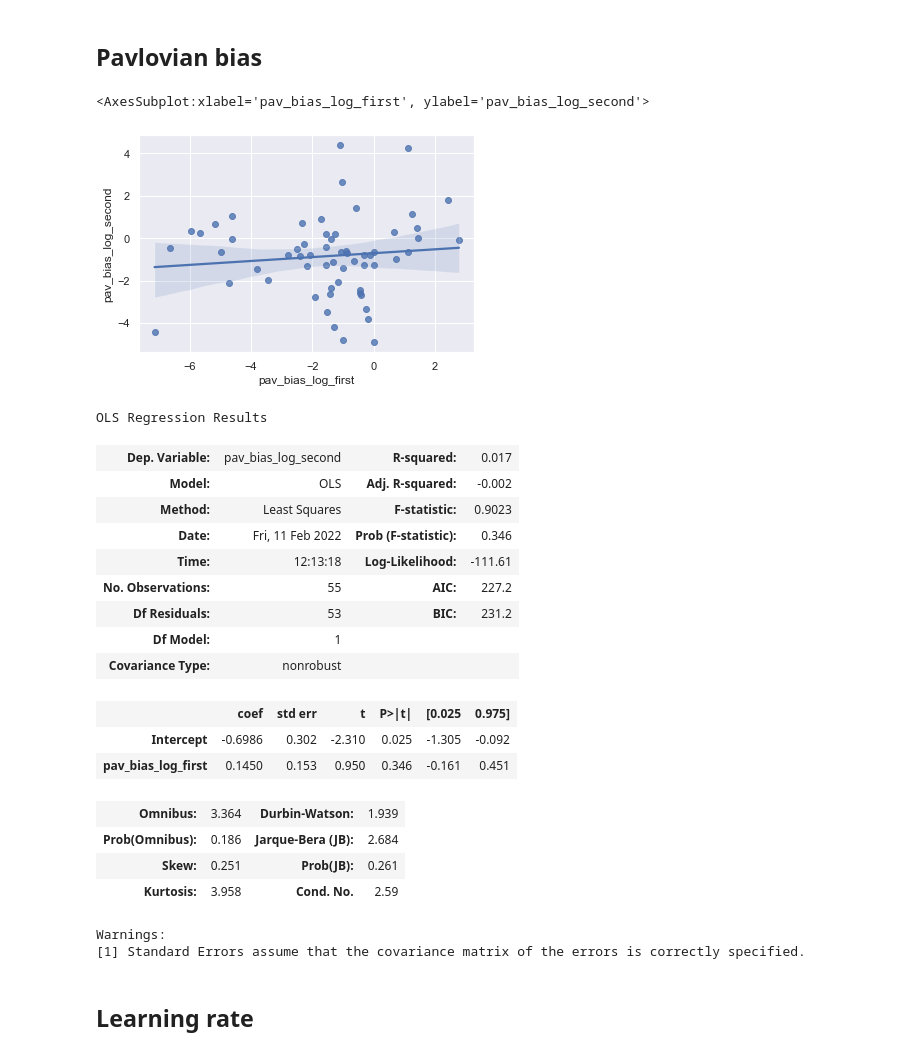
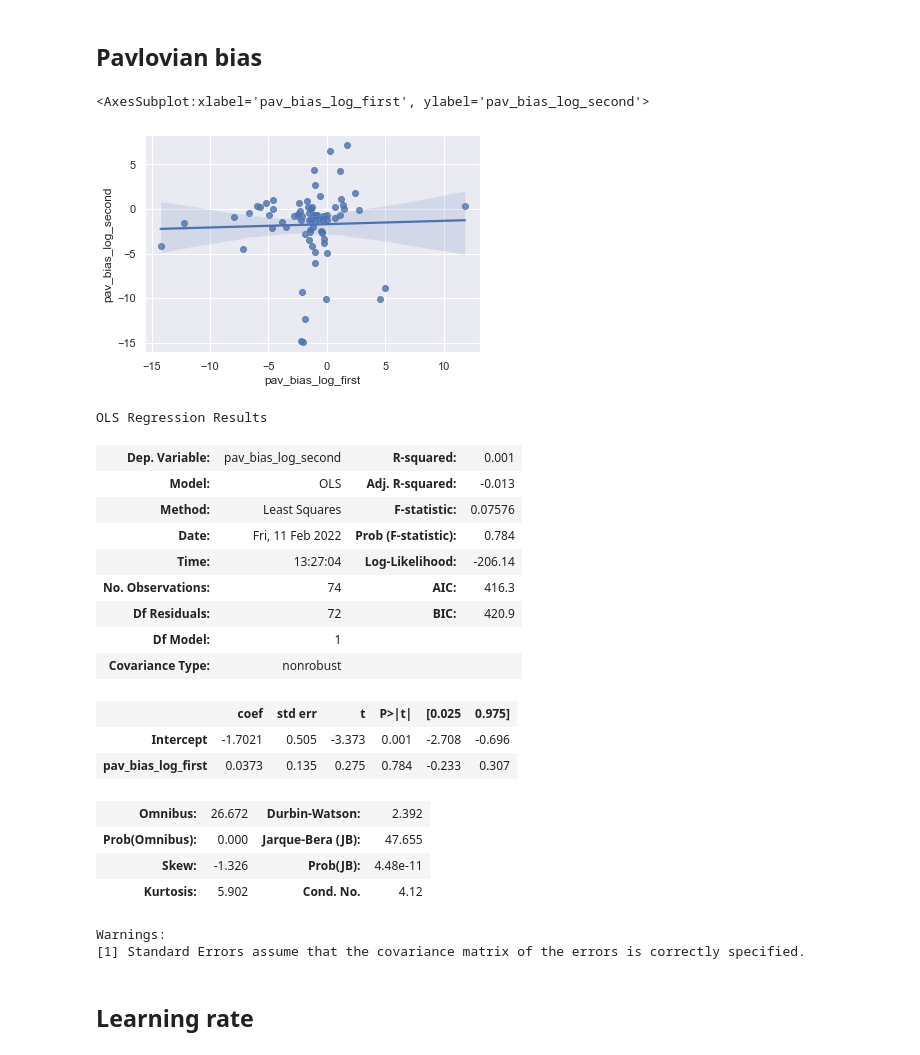
Before and after one commit to Sepsad/Interindividual-differences-in-Learning-to-Act-or-Avoid, a Jupyter notebook: hypothesis_testing.ipynb, the cells around one changed output. Drawn from its saved outputs; the diff is of its cells as text; code cells hidden in the pictures.

```diff
--- a/hypothesis_testing.ipynb
+++ b/hypothesis_testing.ipynb
@@ -244,31 +245,32 @@ first_second_model = pd.merge(second_model.rename(columns = { 'alpha':'alpha_fir
 # %% [markdown]
 ## Pavlovian bias
 # %%
+filter =15
 sns.regplot(x = 'pav_bias_log_first', y = 'pav_bias_log_second',
-data = first_second_model[(first_second_model.pav_bias_log_first < 7.5) & (first_second_model.pav_bias_log_first > -7.5) & (first_second_model.pav_bias_log_second < 5) & (first_second_model.pav_bias_log_second > -5)])
+data = first_second_model[(first_second_model.pav_bias_log_first < filter) & (first_second_model.pav_bias_log_first > -filter) & (first_second_model.pav_bias_log_second < filter) & (first_second_model.pav_bias_log_second > -filter)])
 # %% [output]
 <AxesSubplot:xlabel='pav_bias_log_first', ylabel='pav_bias_log_second'>
-[figure, old version]
+[figure, new version]
 # %%
-smf.ols(formula = 'pav_bias_log_second ~ pav_bias_log_first', data = first_second_model[(first_second_model.pav_bias_log_first < 5) & (first_second_model.pav_bias_log_first > -5) & (first_second_model.pav_bias_log_second < 5) & (first_second_model.pav_bias_log_second > -5)]).fit().summary()
+smf.ols(formula = 'pav_bias_log_second ~ pav_bias_log_first', data = first_second_model[(first_second_model.pav_bias_log_first < filter) & (first_second_model.pav_bias_log_first > -filter) & (first_second_model.pav_bias_log_second < filter) & (first_second_model.pav_bias_log_second > -filter)]).fit().summary()
 # %% [output]
 OLS Regression Results
-| Dep. Variable: | pav_bias_log_second | R-squared: | 0.017 |
-| Model: | OLS | Adj. R-squared: | -0.002 |
-| Method: | Least Squares | F-statistic: | 0.9023 |
-| Date: | Fri, 11 Feb 2022 | Prob (F-statistic): | 0.346 |
-| Time: | 12:13:18 | Log-Likelihood: | -111.61 |
-| No. Observations: | 55 | AIC: | 227.2 |
-| Df Residuals: | 53 | BIC: | 231.2 |
+| Dep. Variable: | pav_bias_log_second | R-squared: | 0.001 |
+| Model: | OLS | Adj. R-squared: | -0.013 |
+| Method: | Least Squares | F-statistic: | 0.07576 |
+| Date: | Fri, 11 Feb 2022 | Prob (F-statistic): | 0.784 |
+| Time: | 13:27:04 | Log-Likelihood: | -206.14 |
+| No. Observations: | 74 | AIC: | 416.3 |
+| Df Residuals: | 72 | BIC: | 420.9 |
 | Df Model: | 1 |  |  |
 | Covariance Type: | nonrobust |  |  |
 |  | coef | std err | t | P>|t| | [0.025 | 0.975] |
-| Intercept | -0.6986 | 0.302 | -2.310 | 0.025 | -1.305 | -0.092 |
-| pav_bias_log_first | 0.1450 | 0.153 | 0.950 | 0.346 | -0.161 | 0.451 |
+| Intercept | -1.7021 | 0.505 | -3.373 | 0.001 | -2.708 | -0.696 |
+| pav_bias_log_first | 0.0373 | 0.135 | 0.275 | 0.784 | -0.233 | 0.307 |
-| Omnibus: | 3.364 | Durbin-Watson: | 1.939 |
-| Prob(Omnibus): | 0.186 | Jarque-Bera (JB): | 2.684 |
-| Skew: | 0.251 | Prob(JB): | 0.261 |
-| Kurtosis: | 3.958 | Cond. No. | 2.59 |
+| Omnibus: | 26.672 | Durbin-Watson: | 2.392 |
+| Prob(Omnibus): | 0.000 | Jarque-Bera (JB): | 47.655 |
+| Skew: | -1.326 | Prob(JB): | 4.48e-11 |
+| Kurtosis: | 5.902 | Cond. No. | 4.12 |
 Warnings:
 [1] Standard Errors assume that the covariance matrix of the errors is correctly specified.
 # %% [markdown]
```
Also changed, not shown: parts of 23 cells of this notebook.
